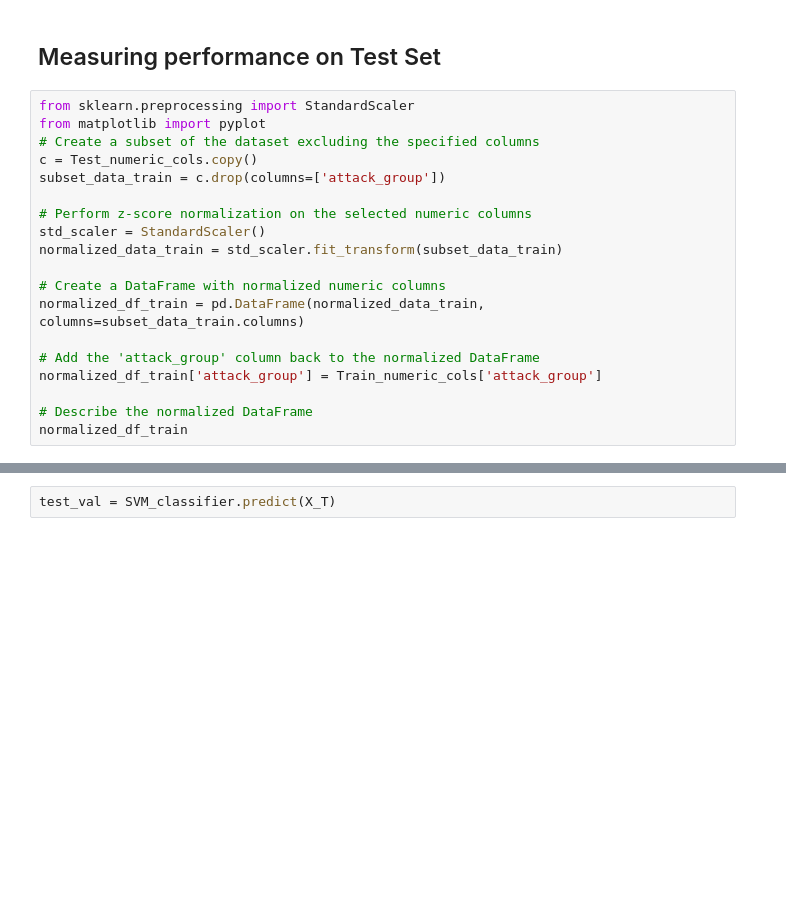
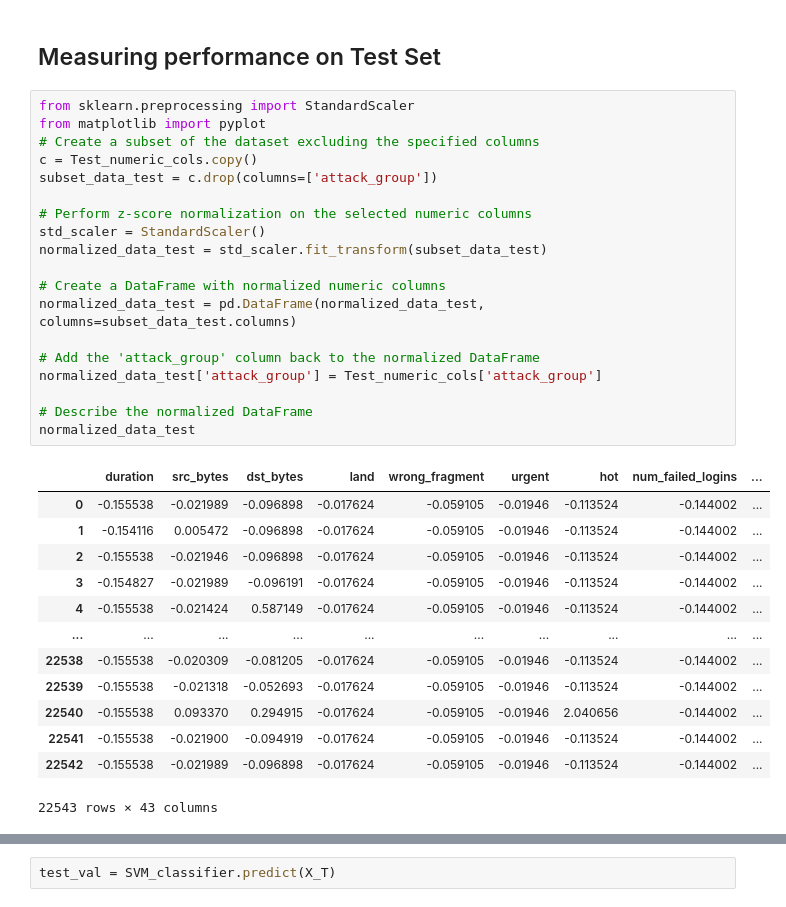
Before and after one commit to HarrisKucukalic/CSS2_Group_3, a Jupyter notebook: Group3_Tutorial1_CodeImplementation_1.ipynb, the cells around one changed output, grey strips where cells are left out. Drawn from its saved outputs; the diff is of its cells as text; blank space fills up the shorter version.

```diff
--- a/Group3_Tutorial1_CodeImplementation_1.ipynb
+++ b/Group3_Tutorial1_CodeImplementation_1.ipynb
@@ -822,19 +852,33 @@ print (score_validate)
 # %%
 from sklearn.preprocessing import StandardScaler
 from matplotlib import pyplot
 # Create a subset of the dataset excluding the specified columns
 c = Test_numeric_cols.copy()
-subset_data_train = c.drop(columns=['attack_group'])
+subset_data_test = c.drop(columns=['attack_group'])
 
 # Perform z-score normalization on the selected numeric columns
 std_scaler = StandardScaler()
-normalized_data_train = std_scaler.fit_transform(subset_data_train)
+normalized_data_test = std_scaler.fit_transform(subset_data_test)
 
 # Create a DataFrame with normalized numeric columns
-normalized_df_train = pd.DataFrame(normalized_data_train, columns=subset_data_train.columns)
+normalized_data_test = pd.DataFrame(normalized_data_test, columns=subset_data_test.columns)
 
 # Add the 'attack_group' column back to the normalized DataFrame
-normalized_df_train['attack_group'] = Train_numeric_cols['attack_group']
+normalized_data_test['attack_group'] = Test_numeric_cols['attack_group']
 
 # Describe the normalized DataFrame
-normalized_df_train
+normalized_data_test
+# %% [output]
+|  | duration | src_bytes | dst_bytes | land | wrong_fragment | urgent | hot | num_failed_logins | ... |
+| 0 | -0.155538 | -0.021989 | -0.096898 | -0.017624 | -0.059105 | -0.01946 | -0.113524 | -0.144002 | ... |
+| 1 | -0.154116 | 0.005472 | -0.096898 | -0.017624 | -0.059105 | -0.01946 | -0.113524 | -0.144002 | ... |
+| 2 | -0.155538 | -0.021946 | -0.096898 | -0.017624 | -0.059105 | -0.01946 | -0.113524 | -0.144002 | ... |
+| 3 | -0.154827 | -0.021989 | -0.096191 | -0.017624 | -0.059105 | -0.01946 | -0.113524 | -0.144002 | ... |
+| 4 | -0.155538 | -0.021424 | 0.587149 | -0.017624 | -0.059105 | -0.01946 | -0.113524 | -0.144002 | ... |
+| ... | ... | ... | ... | ... | ... | ... | ... | ... | ... |
+| 22538 | -0.155538 | -0.020309 | -0.081205 | -0.017624 | -0.059105 | -0.01946 | -0.113524 | -0.144002 | ... |
+| 22539 | -0.155538 | -0.021318 | -0.052693 | -0.017624 | -0.059105 | -0.01946 | -0.113524 | -0.144002 | ... |
+| 22540 | -0.155538 | 0.093370 | 0.294915 | -0.017624 | -0.059105 | -0.01946 | 2.040656 | -0.144002 | ... |
+| 22541 | -0.155538 | -0.021900 | -0.094919 | -0.017624 | -0.059105 | -0.01946 | -0.113524 | -0.144002 | ... |
+| 22542 | -0.155538 | -0.021989 | -0.096898 | -0.017624 | -0.059105 | -0.01946 | -0.113524 | -0.144002 | ... |
+22543 rows × 43 columns
```
Also changed, not shown: parts of 18 cells of this notebook.
